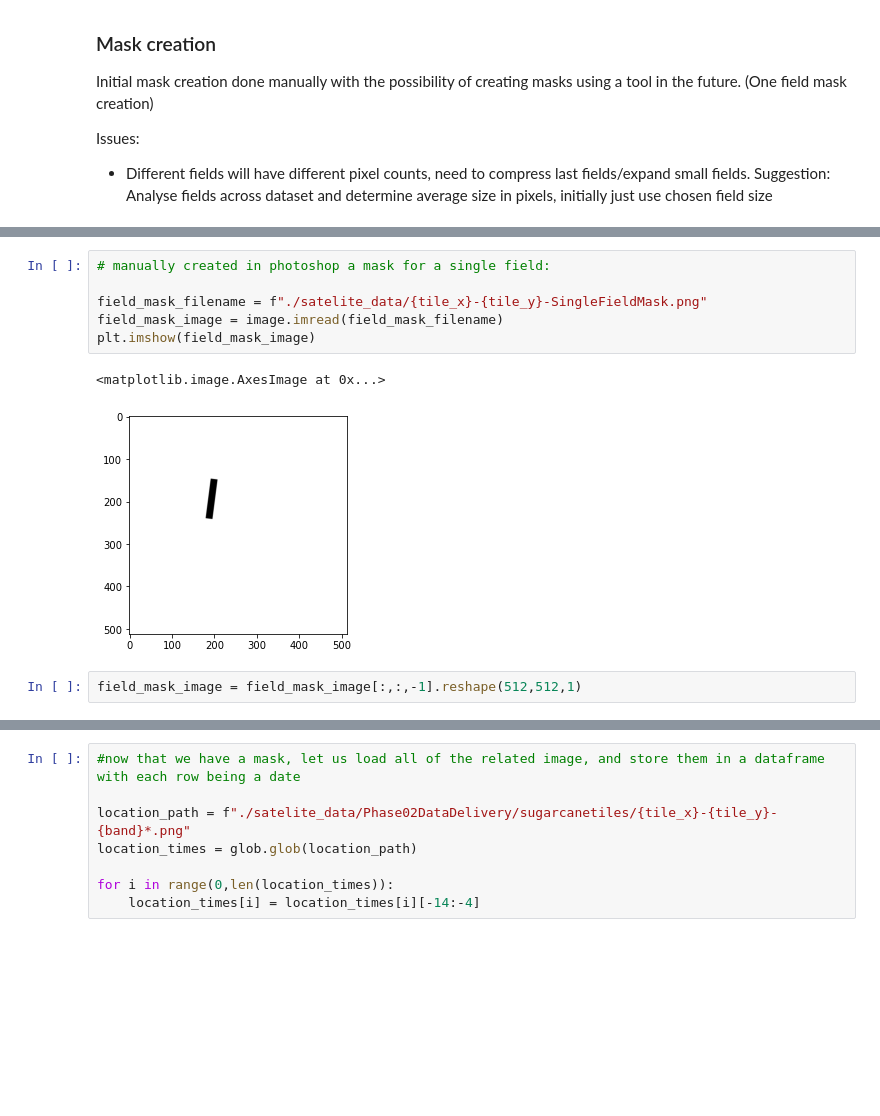
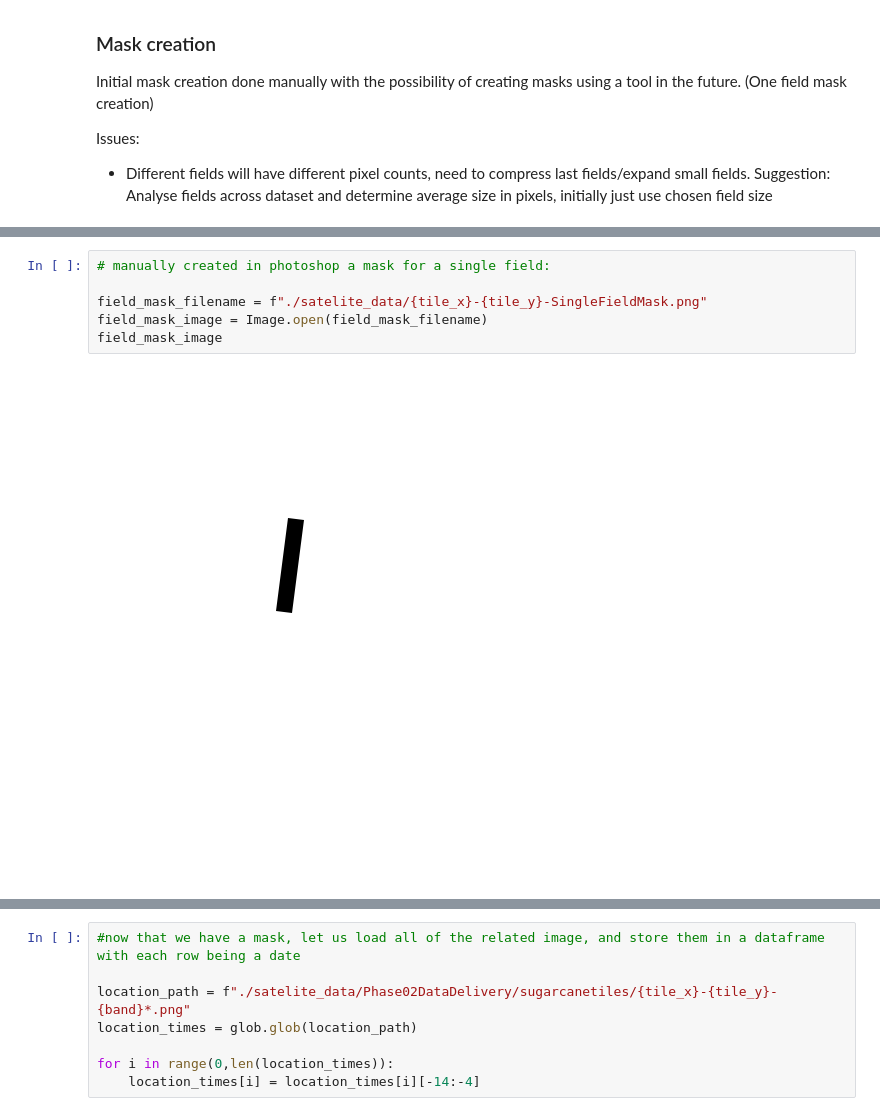
Before and after one commit to Mgunadi/Good_Crop_Bad_Crop, a Jupyter notebook: model/GoodCropBadCropModel.ipynb, the cells around one changed output, grey strips where cells are left out. Saved outputs shown, nothing was run; the diff lists cells and outputs as text; blank space fills up the shorter version.

```diff
--- a/model/GoodCropBadCropModel.ipynb
+++ b/model/GoodCropBadCropModel.ipynb
@@ -39,11 +43,8 @@ plt.imshow(mask_image)
 # %%
 # manually created in photoshop a mask for a single field:
 
 field_mask_filename = f"./satelite_data/{tile_x}-{tile_y}-SingleFieldMask.png"
-field_mask_image = image.imread(field_mask_filename)
-plt.imshow(field_mask_image)
+field_mask_image = Image.open(field_mask_filename)
+field_mask_image
 # %% [output]
-<matplotlib.image.AxesImage at 0x...>
-[figure, old version]
+[figure, new version]
-# %%
-field_mask_image = field_mask_image[:,:,-1].reshape(512,512,1)
```
Also changed, not shown: parts of 18 cells of this notebook.
